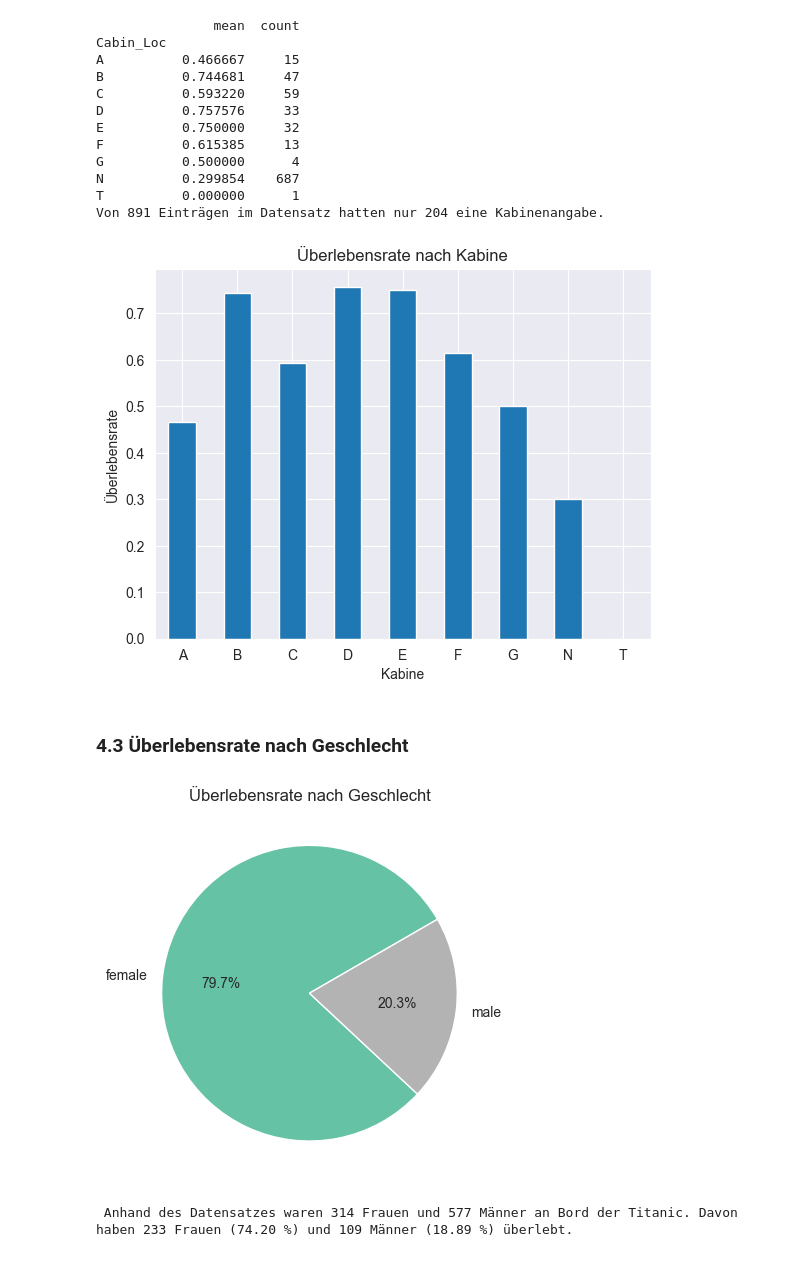
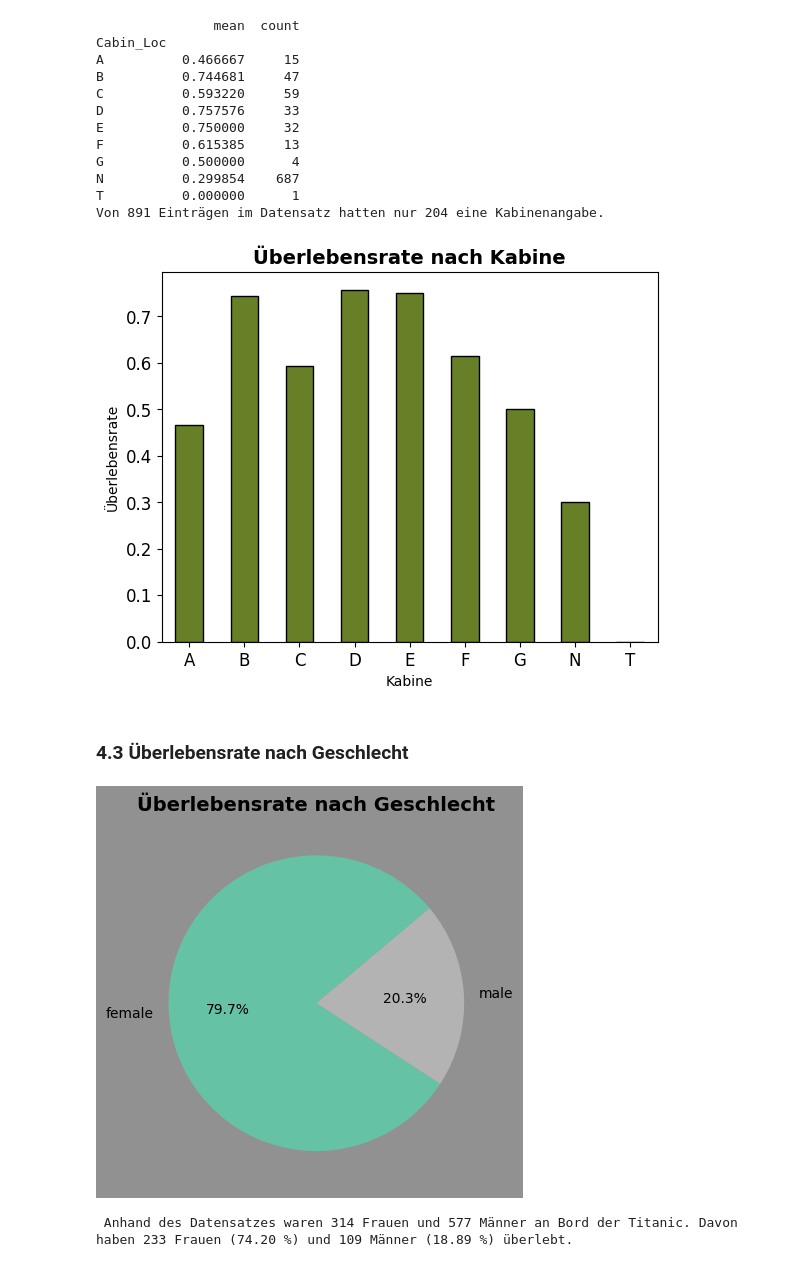
Before and after one commit to RickSpringer/The_Titanic_Problem, a Jupyter notebook: Titanic/240212_The_Titanic_Jupyter_Notebook.ipynb, the cells around one changed output. Saved outputs shown, nothing was run; the diff lists cells and outputs as text; code cells hidden in the pictures.

```diff
--- a/Titanic/240212_The_Titanic_Jupyter_Notebook.ipynb
+++ b/Titanic/240212_The_Titanic_Jupyter_Notebook.ipynb
@@ -337,15 +399,25 @@ T          0.000000      1
 Von 891 Einträgen im Datensatz hatten nur 204 eine Kabinenangabe.
 # %%
 cabin_survival = titanic_data.groupby('Cabin_Loc')['Survived'].mean()
-cabin_survival.plot(kind='bar',
-                    title='Überlebensrate nach Kabine',
-                    rot=0)
+cabin_survival_plot = cabin_survival.plot(kind='bar',
+                                          color='#678028',
+                                          ec='black',
+                                          lw=1,
+                                          xlabel='Kabine',
+                                          fontsize=12,
+                                          ylabel='Überlebensrate',
+                                          rot=0)
+
+cabin_survival_plot.set_title('Überlebensrate nach Kabine',
+                           fontsize=14,
+                           color='black',
+                           fontweight='bold')
 
 plt.xlabel('Kabine')
 plt.ylabel('Überlebensrate')
 plt.show()
 # %% [output]
-[figure, old version]
+[figure, new version]
 # %% [markdown]
 ### 4.3 Überlebensrate nach Geschlecht
 # %%
@@ -353,15 +425,25 @@ survived_women = titanic_data.loc[titanic_data.Sex == 'female']["Survived"]
 survived_men = titanic_data.loc[titanic_data.Sex == 'male']["Survived"]
 # %%
 survival_by_gender = titanic_data.groupby('Sex')['Survived'].mean()
-survival_by_gender.plot(kind='pie',
-                        title='Überlebensrate nach Geschlecht',
+
+fig, ax = plt.subplots()
+survival_by_gender_plot = survival_by_gender.plot(kind='pie',
                         explode=(0,0),
                         autopct='%1.1f%%',
-                        startangle=30,
+                        startangle=40,
                         cmap='Set2',
-                        ylabel='');
+                        ylabel='')
+
+fig.patch.set_facecolor('#929191')
+
+survival_by_gender_plot.set_title('Überlebensrate nach Geschlecht',
+                           fontsize=14,
+                           color='black',
+                           fontweight='bold')
+
+plt.show()
 # %% [output]
-[figure, old version]
+[figure, new version]
 # %%
 print(f" Anhand des Datensatzes waren {survived_women.size} Frauen und {survived_men.size} Männer an Bord der Titanic. Davon haben {sum(survived_women)} Frauen ({(sum(survived_women) / survived_women.size)*100:.2f} %) und {sum(survived_men)} Männer ({(sum(survived_men) / survived_men.size)*100:.2f} %) überlebt.")
 # %% [output]
```
Also changed, not shown: parts of 13 cells of this notebook.
